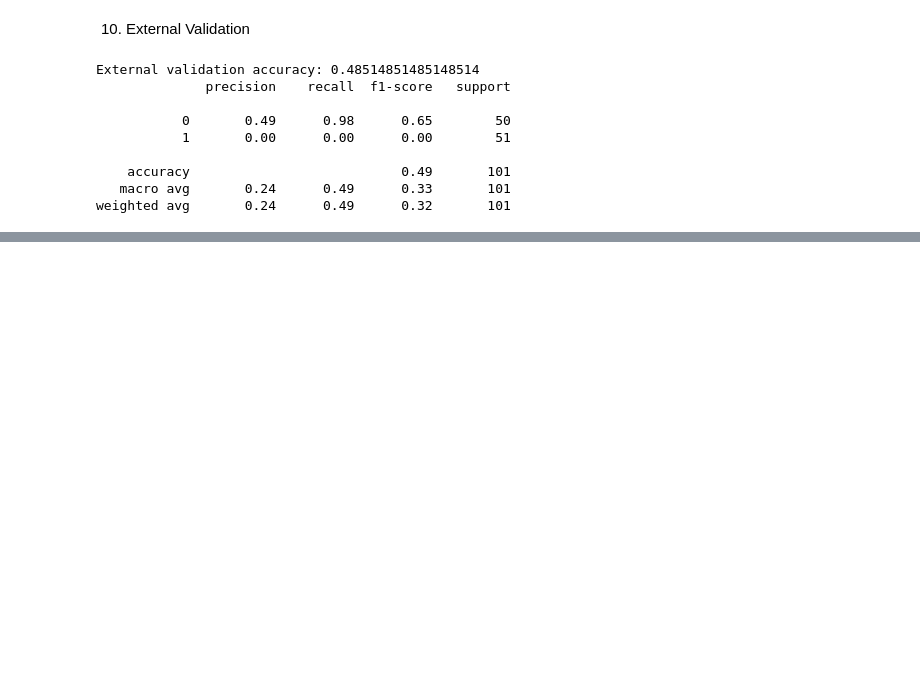
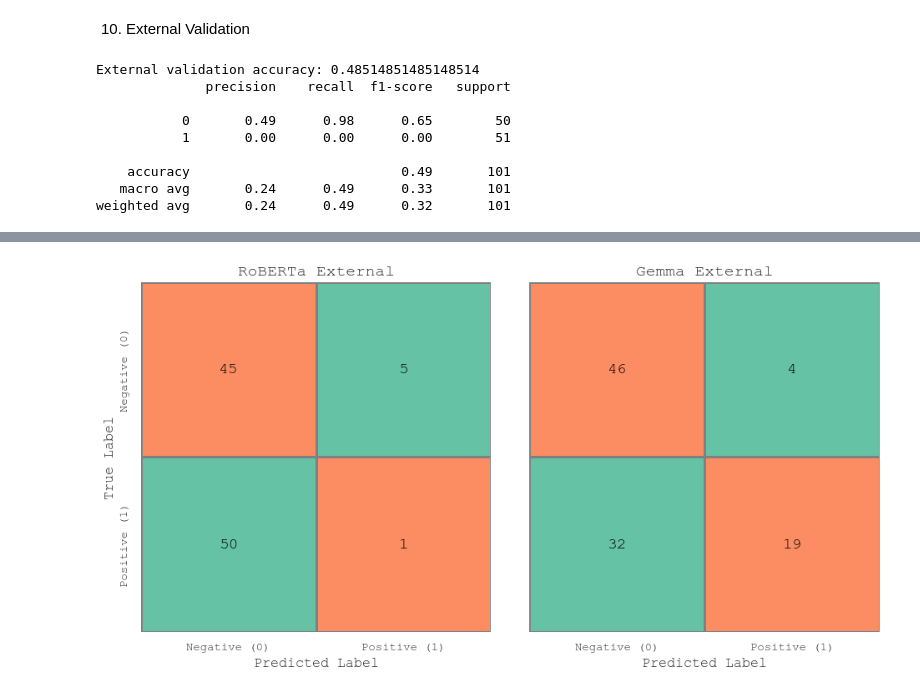
Before and after one commit to lino-zurmuehl/Master_Thesis_Dogwhistle, a Jupyter notebook: preprocessing.ipynb, the cells around one changed output, grey strips where cells are left out. Drawn from its saved outputs; the diff is of its cells as text; code cells hidden in the pictures; blank space fills up the shorter version.

Commit message:
Added server related scripts and plots

```diff
--- a/preprocessing.ipynb
+++ b/preprocessing.ipynb
@@ -602,3 +602,86 @@ External validation accuracy: 0.48514851485148514
     accuracy                           0.49       101
    macro avg       0.24      0.49      0.33       101
 weighted avg       0.24      0.49      0.32       101
+# %%
+import pandas as pd
+import matplotlib.pyplot as plt
+import seaborn as sns
+from sklearn.metrics import confusion_matrix
+import numpy as np
+from matplotlib.colors import ListedColormap
+
+# --- Basic Setup ---
+sns.set(style="whitegrid", font="Courier New") # Set style once
+
+# --- Define Colors ---
+# Using Set2 palette: set2[1] is greenish, set2[0] is reddish
+set2 = sns.color_palette("Set2")
+incorrect_color = set2[0] # Reddish (for FP, FN)
+correct_color = set2[1]   # Greenish (for TN, TP)
+
+# Create a colormap: Index 0 maps to incorrect_color, Index 1 maps to correct_color
+# This map will be used with the 'correctness_matrix' later
+custom_cmap = ListedColormap([incorrect_color, correct_color])
+
+# --- Load and Prepare Data ---
+try:
+    roberta_df = pd.read_csv("eval/roberta_external_predictions.csv")
+    gemma_df = pd.read_csv("eval/gemma_external_predictions.csv")
+except FileNotFoundError as e:
+    print(f"Error loading data: {e}")
+    print("Please ensure 'eval/roberta_external_predictions.csv' and 'eval/gemma_external_predictions.csv' exist.")
+    exit() # Exit if files are missing
+
+# Convert label columns to integers (can be done in one go)
+for df in [roberta_df, gemma_df]:
+    df['true_label'] = df['true_label'].astype(int)
+    df['predicted_label'] = df['predicted_label'].astype(int)
+
+# --- Compute Confusion Matrices ---
+cm_roberta = confusion_matrix(roberta_df['true_label'], roberta_df['predicted_label'])
+cm_gemma = confusion_matrix(gemma_df['true_label'], gemma_df['predicted_label'])
+labels = ["Negative (0)", "Positive (1)"] # Assuming 0=Negative, 1=Positive
+
+# --- Simplified Plotting Function ---
+def plot_simplified_confmat(cm, ax, title, show_yticklabels, cmap):
+    """Plots a confusion matrix with specific colors for correct/incorrect predictions."""
+    if cm.shape != (2, 2):
+        raise ValueError("This function is designed for 2x2 confusion matrices.")
+
+    # Create a matrix indicating correctness (1 for diagonal/correct, 0 for off-diagonal/incorrect)
+    # This matrix determines the background color via the cmap.
+    correctness_matrix = np.array([[1, 0], [0, 1]]) # TN=1, FP=0, FN=0, TP=1
+
+    sns.heatmap(
+        correctness_matrix, # Use this simple matrix for cell *coloring*
+        annot=cm,           # Use the *actual* confusion matrix for numbers
+        fmt="d",            # Format numbers as integers
+        cmap=cmap,          # Use our Red/Green map ([incorrect, correct])
+        cbar=False,         # No color bar needed for binary correctness
+        xticklabels=labels,
+        yticklabels=labels if show_yticklabels else False,
+        linewidths=1,
+        linecolor='gray',
+        ax=ax,
+        square=True,        # Ensure cells are square
+        annot_kws={"size": 14, "color": "black"}, # Adjust annotation appearance
+        vmin=0,             # Explicitly set scale for the correctness_matrix
+        vmax=1
+    )
+    ax.set_xlabel("Predicted Label", fontsize=12)
+    if show_yticklabels:
+        ax.set_ylabel("True Label", fontsize=12)
+    ax.set_title(title, fontsize=14)
+    ax.tick_params(axis='both', which='major', labelsize=10)
+
+# --- Create and Save Plot ---
+fig, axes = plt.subplots(1, 2, figsize=(10, 5)) # Adjusted size slightly
+
+plot_simplified_confmat(cm_roberta, axes[0], "RoBERTa External", True, custom_cmap)
+plot_simplified_confmat(cm_gemma, axes[1], "Gemma 2 External", False, custom_cmap) # Hide y-labels for the second plot
+
+plt.tight_layout(pad=1.5) # Add padding
+plt.savefig("plots/external_confusion_matrices_simplified.png", dpi=300, bbox_inches='tight')
+print("Plot saved to plots/external_confusion_matrices_simplified.png")
+plt.show()
+# %% [output]
@@ -604,0 +689 @@ weighted avg       0.24      0.49      0.32       101
+[figure, added]
```
Also changed, not shown: parts of 1 cell of this notebook, 34 other files.
